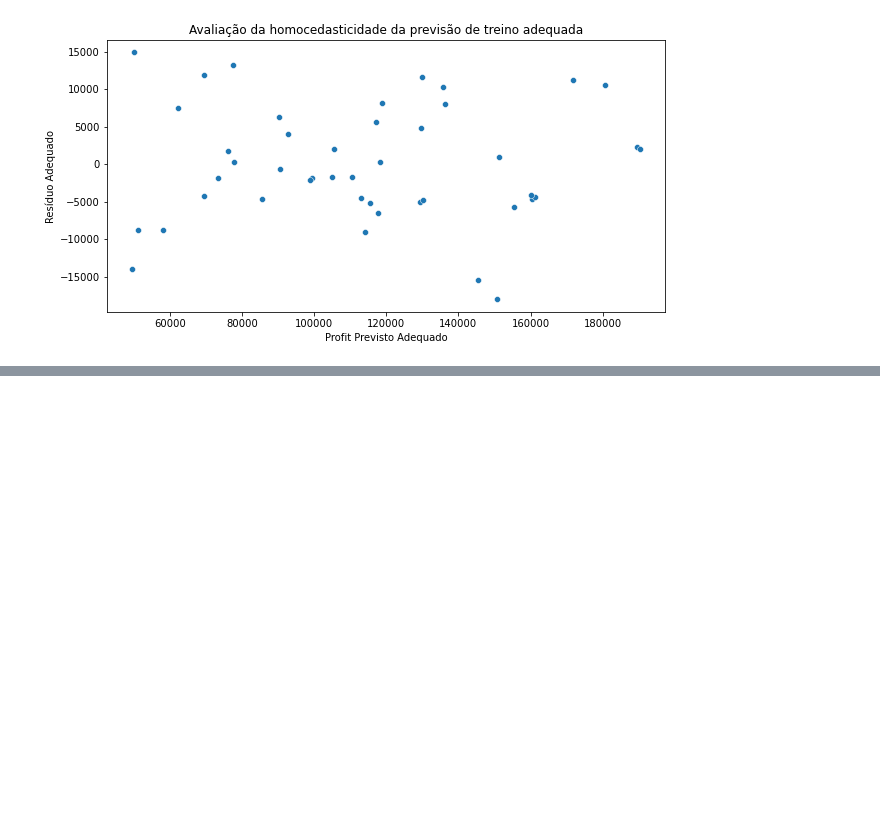
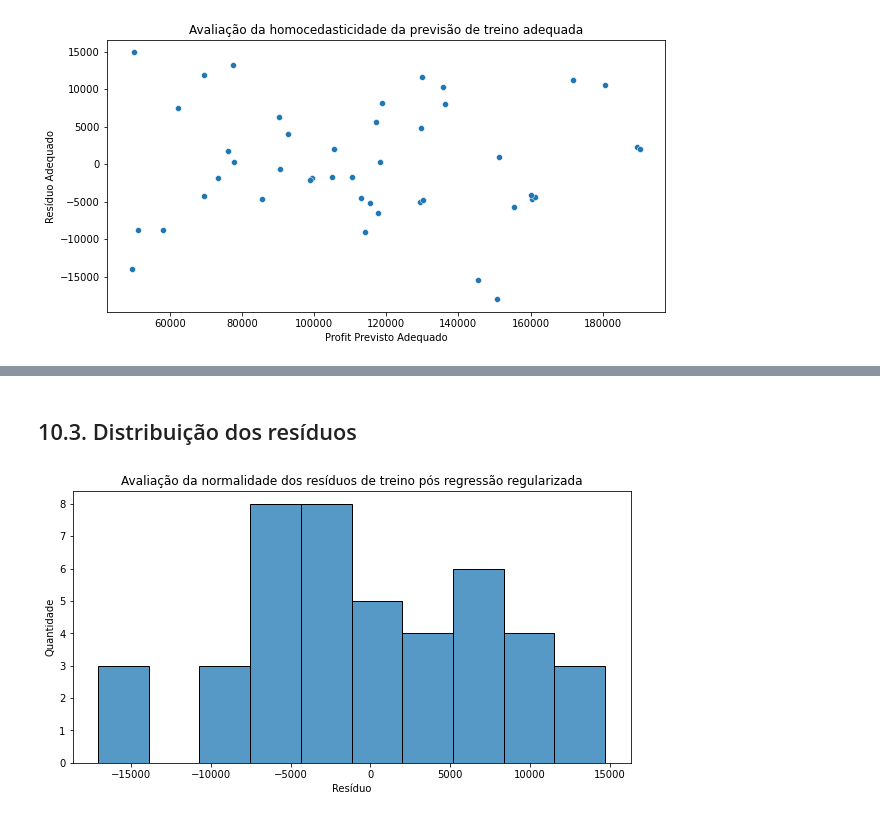
Before and after one commit to bruna-calistrate/AdvancedStatistics-Course, a Jupyter notebook: ExercíciosPráticos.ipynb, the cells around one changed output, grey strips where cells are left out. Saved outputs shown, nothing was run; the diff lists cells and outputs as text; code cells hidden in the pictures; blank space fills up the shorter version.

Commit message:
Regressão regularizada
Regressão regularizada utilizando a base adequada

```diff
--- a/ExercíciosPráticos.ipynb
+++ b/ExercíciosPráticos.ipynb
@@ -1214,0 +1266,6 @@ plt.show()
+# %%
+# Realizar a presquisa
+results = search.fit(xTrain_adj.drop(columns=['Intercept'], axis=1), yTrain_adj)
+
+# Retornar o melhor valor
+print(f'Melhor alpha: {results.best_params_}')
@@ -1214,0 +1274,6 @@ plt.show()
+# %%
+# Realizar a presquisa
+results = search.fit(xTrain_adj.drop(columns=['Intercept', 'ca'], axis=1), yTrain_adj)
+
+# Retornar o melhor valor
+print(f'Melhor alpha: {results.best_params_}')
@@ -1214,0 +1284,6 @@ plt.show()
+# %%
+regRidge2 = Ridge(alpha=results.best_params_['alpha'])
+regRidge2.fit(xTrain_adj.drop(columns=['Intercept', 'ca'], axis=1), yTrain_adj)
+
+(pd.DataFrame(regRidge2.coef_, columns=list(xTrain_adj.drop(
+    columns=['Intercept', 'ca'], axis=1)), index=['coef'])).T
@@ -1214,0 +1323,6 @@ plt.show()
+# %%
+prevY_Ridge = previsao(y=yTrain_adj,
+                       fit=pd.DataFrame(regRidge2.predict(
+                           xTrain_adj.drop(columns=['Intercept', 'ca'], axis=1))),
+                       columns=['profitReal', 'profitPrevisto'], residuo=True)
+prevY_Ridge.head()
@@ -1214,0 +1336,8 @@ plt.show()
+# %% [markdown]
+## 10.3. Distribuição dos resíduos
+# %%
+histplot(data=prevY_Ridge,
+         x='Residuo', xlabel='Resíduo', ylabel='Quantidade',
+         title='Avaliação da normalidade dos resíduos de treino pós regressão regularizada')
+# %% [output]
+[figure, added]
```
Also changed, not shown: parts of 32 cells of this notebook.
